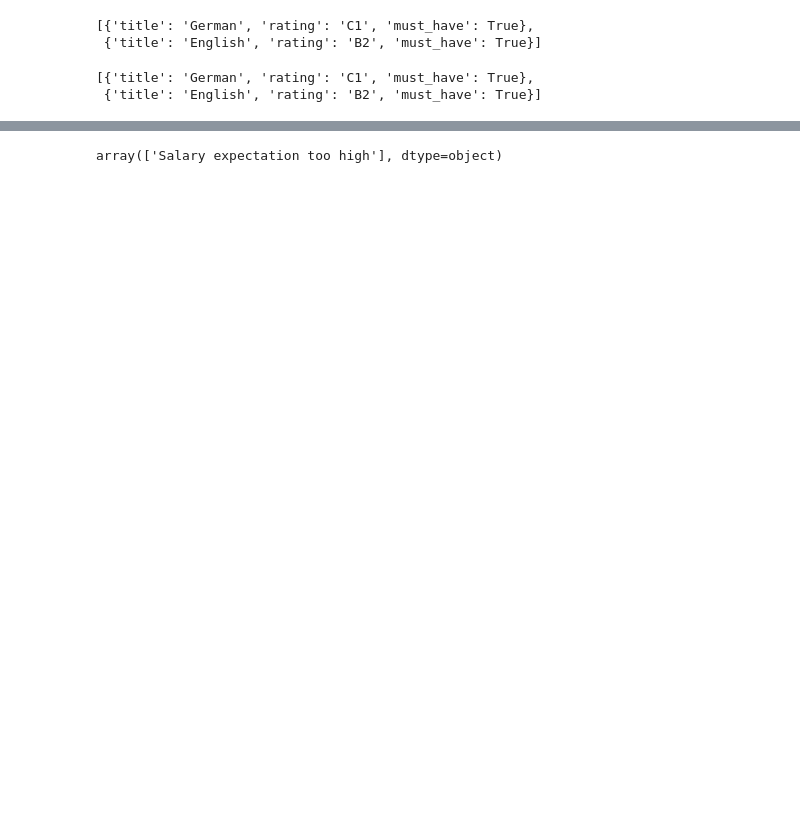
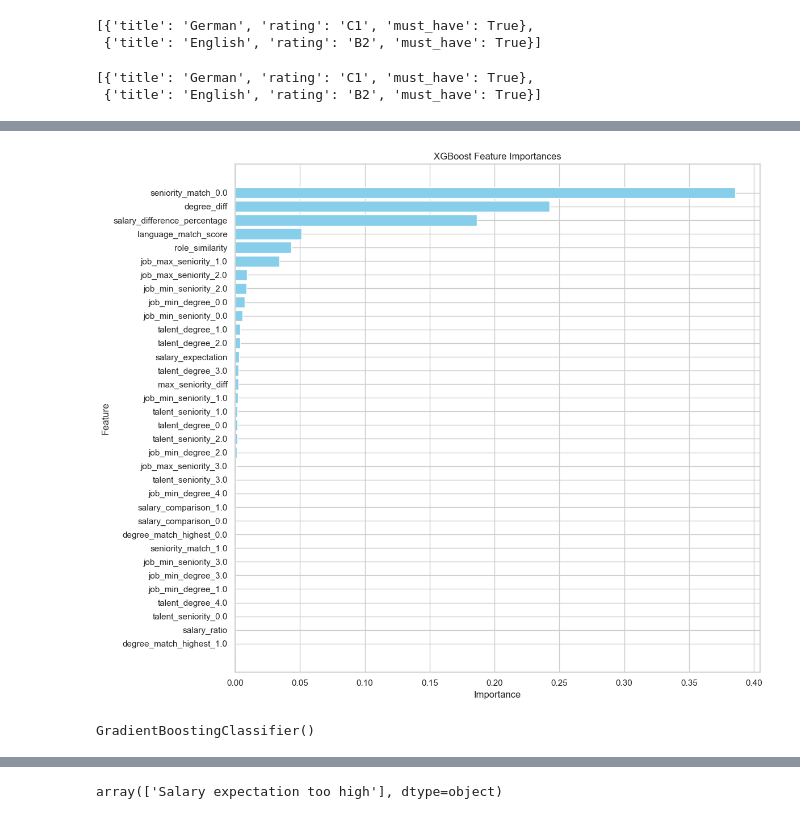
Before and after one commit to aleksabisercic/instaffo_matching, a Jupyter notebook: notebook.ipynb, the cells around one changed output, grey strips where cells are left out. Cells and saved outputs as stored; diff of their text form; code cells hidden in the pictures; blank space fills up the shorter version.

Commit message:
Training script

```diff
--- a/notebook.ipynb
+++ b/notebook.ipynb
@@ -379,0 +820,53 @@ All rows with label=True haintve all must_have criteria fulfilled: True
+# %%
+from sklearn.model_selection import train_test_split
+
+feature_engineer = FeatureEngineer()
+
+features = feature_engineer.fit_transform(job_df, talent_df)
+# split job_df and talent_df into train and test and then fit feature engineer on train and transform on test
+
+job_df_train, job_df_test, talent_df_train, talent_df_test = train_test_split(job_df, talent_df, test_size=0.2,
+                                                                              random_state=42,
+                                                                              stratify=labels_df['label'])
+# Fit and transform the feature engineer
+X_train = feature_engineer.fit_transform(job_df_train, talent_df_train)
+X_test = feature_engineer.transform(job_df_test, talent_df_test)
+
+y_train = labels_df.loc[job_df_train.index, 'label']
+y_test = labels_df.loc[job_df_test.index, 'label']
+# %%
+from xgboost import XGBClassifier
+# Train the XGBoost model
+xgb_model = XGBClassifier()
+xgb_model.fit(X_train, y_train)
+
+# Get feature importances
+importances = xgb_model.feature_importances_
+
+# Get the correct feature names
+feature_names = feature_engineer.get_feature_names()
+
+# Create a DataFrame for better visualization
+feature_importances_df = pd.DataFrame({
+    'Feature': feature_names,
+    'Importance': importances
+})
+
+# Sort the DataFrame by importance
+feature_importances_df = feature_importances_df.sort_values(by='Importance', ascending=False)
+
+# Plot the feature importances
+plt.figure(figsize=(12, 10))
+plt.barh(feature_importances_df['Feature'], feature_importances_df['Importance'], color='skyblue')
+plt.xlabel('Importance')
+plt.ylabel('Feature')
+plt.title('XGBoost Feature Importances')
+plt.gca().invert_yaxis()  # To display the highest importance at the top
+plt.tight_layout()
+plt.show()
+# %% [output]
+[figure, added]
+# %%
+gb_model
+# %% [output]
+GradientBoostingClassifier()
```
Also changed, not shown: parts of 25 cells of this notebook, 3 other files.
